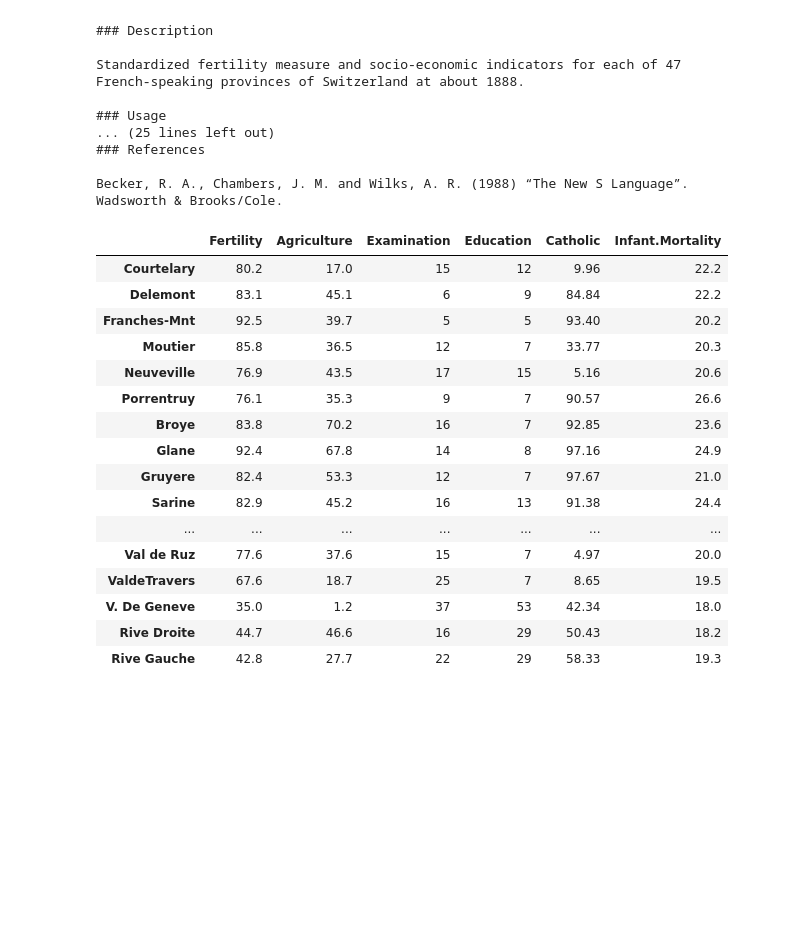
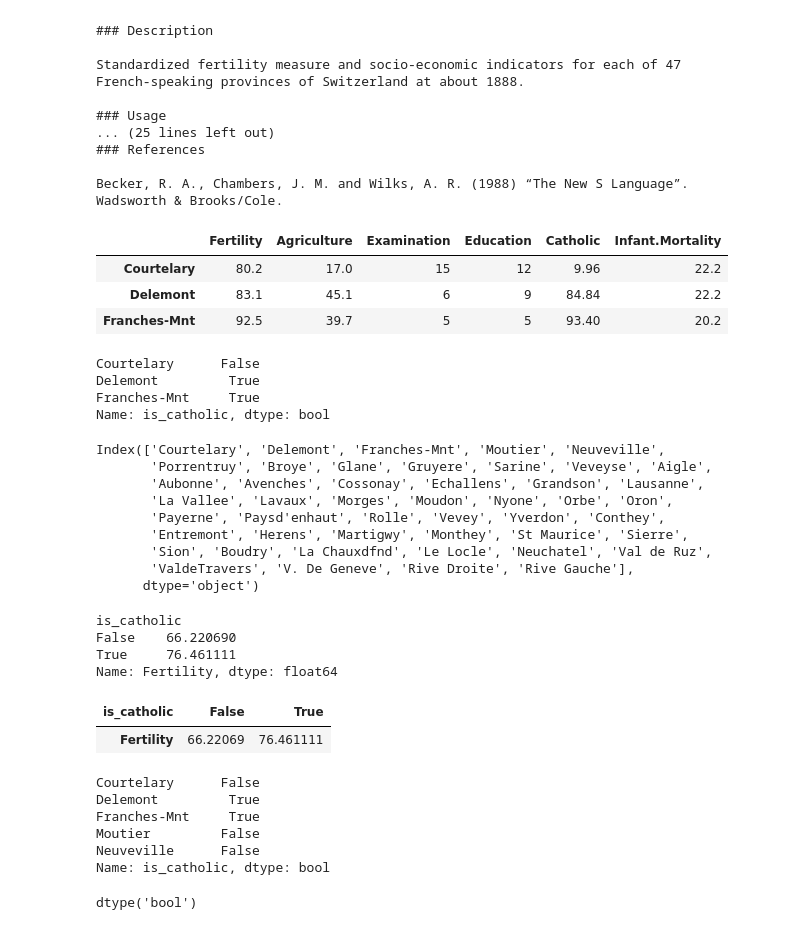
Before and after one commit to corey-baughman/005_numpy_pandas_visualization_exercises, a Jupyter notebook: 0227_seaborn_exercises.ipynb, the cells around one changed output. Drawn from its saved outputs; the diff is of its cells as text; code cells hidden in the pictures; blank space fills up the shorter version.

```diff
--- a/0227_seaborn_exercises.ipynb
+++ b/0227_seaborn_exercises.ipynb
@@ -241,22 +246,29 @@ Becker, R. A., Chambers, J. M. and Wilks, A. R. (1988) “The New S Language”.
 Wadsworth & Brooks/Cole.
 # %%
 sw = data('swiss')
-sw
+sw.head(3)
 # %% [output]
 |  | Fertility | Agriculture | Examination | Education | Catholic | Infant.Mortality |
 | Courtelary | 80.2 | 17.0 | 15 | 12 | 9.96 | 22.2 |
 | Delemont | 83.1 | 45.1 | 6 | 9 | 84.84 | 22.2 |
 | Franches-Mnt | 92.5 | 39.7 | 5 | 5 | 93.40 | 20.2 |
-| Moutier | 85.8 | 36.5 | 12 | 7 | 33.77 | 20.3 |
-| Neuveville | 76.9 | 43.5 | 17 | 15 | 5.16 | 20.6 |
-| Porrentruy | 76.1 | 35.3 | 9 | 7 | 90.57 | 26.6 |
-| Broye | 83.8 | 70.2 | 16 | 7 | 92.85 | 23.6 |
-| Glane | 92.4 | 67.8 | 14 | 8 | 97.16 | 24.9 |
-| Gruyere | 82.4 | 53.3 | 12 | 7 | 97.67 | 21.0 |
-| Sarine | 82.9 | 45.2 | 16 | 13 | 91.38 | 24.4 |
-| ... | ... | ... | ... | ... | ... | ... |
-| Val de Ruz | 77.6 | 37.6 | 15 | 7 | 4.97 | 20.0 |
-| ValdeTravers | 67.6 | 18.7 | 25 | 7 | 8.65 | 19.5 |
-| V. De Geneve | 35.0 | 1.2 | 37 | 53 | 42.34 | 18.0 |
-| Rive Droite | 44.7 | 46.6 | 16 | 29 | 50.43 | 18.2 |
-| Rive Gauche | 42.8 | 27.7 | 22 | 29 | 58.33 | 19.3 |
+# %%
+sw['is_catholic'] = sw['Catholic'] > 60
+sw.is_catholic.head(3)
+# %% [output]
+Courtelary      False
+Delemont         True
+Franches-Mnt     True
+Name: is_catholic, dtype: bool
+# %%
+sw.index
+# %% [output]
+Index(['Courtelary', 'Delemont', 'Franches-Mnt', 'Moutier', 'Neuveville',
+       'Porrentruy', 'Broye', 'Glane', 'Gruyere', 'Sarine', 'Veveyse', 'Aigle',
+       'Aubonne', 'Avenches', 'Cossonay', 'Echallens', 'Grandson', 'Lausanne',
+       'La Vallee', 'Lavaux', 'Morges', 'Moudon', 'Nyone', 'Orbe', 'Oron',
+       'Payerne', 'Paysd'enhaut', 'Rolle', 'Vevey', 'Yverdon', 'Conthey',
+       'Entremont', 'Herens', 'Martigwy', 'Monthey', 'St Maurice', 'Sierre',
+       'Sion', 'Boudry', 'La Chauxdfnd', 'Le Locle', 'Neuchatel', 'Val de Ruz',
+       'ValdeTravers', 'V. De Geneve', 'Rive Droite', 'Rive Gauche'],
+      dtype='object')
@@ -262,0 +277,25 @@ sw
+# %%
+sw.groupby('is_catholic').Fertility.mean()
+# %% [output]
+is_catholic
+False    66.220690
+True     76.461111
+Name: Fertility, dtype: float64
+# %%
+sw.pivot_table(columns = 'is_catholic', values = 'Fertility')
+# %% [output]
+| is_catholic | False | True |
+| Fertility | 66.22069 | 76.461111 |
+# %%
+sw.is_catholic.head()
+# %% [output]
+Courtelary      False
+Delemont         True
+Franches-Mnt     True
+Moutier         False
+Neuveville      False
+Name: is_catholic, dtype: bool
+# %%
+sw.is_catholic.dtype
+# %% [output]
+dtype('bool')
```
Also changed, not shown: parts of 27 cells of this notebook.
